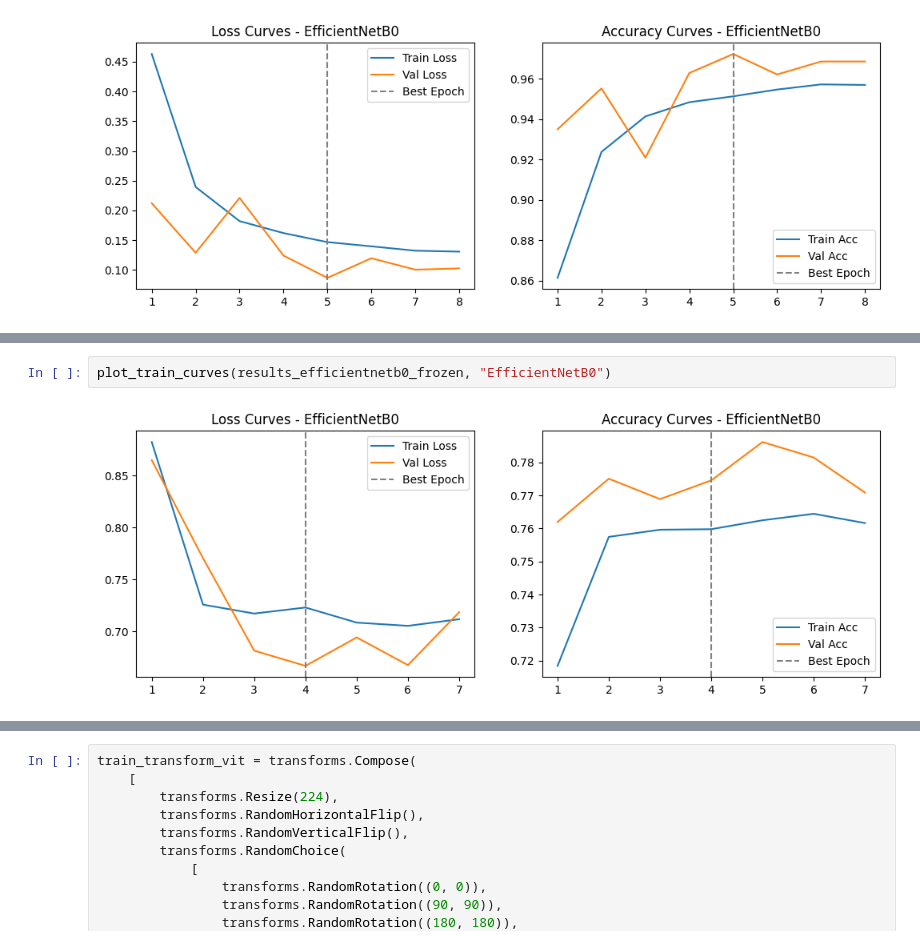
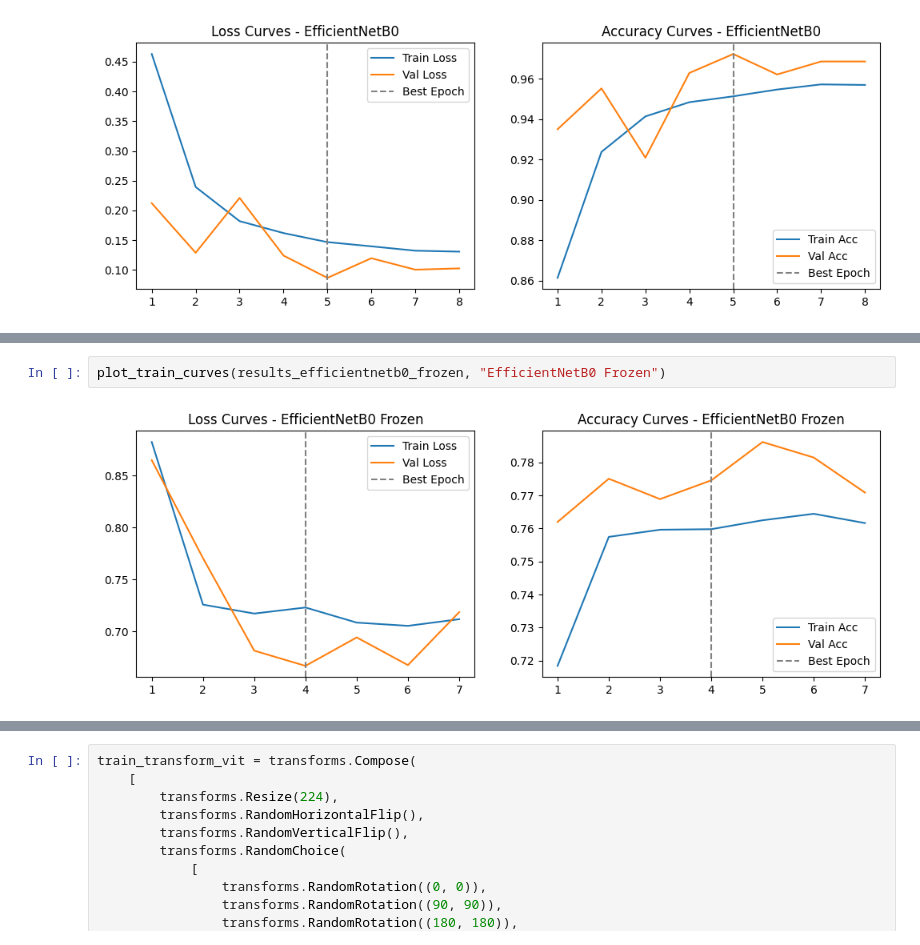
Before and after one commit to dboutzounis/Satellite-Data-Comparative-Study, a Jupyter notebook: satellite_image_classification.ipynb, the cells around one changed output, grey strips where cells are left out. Drawn from its saved outputs; the diff is of its cells as text.

```diff
--- a/satellite_image_classification.ipynb
+++ b/satellite_image_classification.ipynb
@@ -745,4 +749,4 @@ Training Time: 1.73 minutes
 # %%
-plot_train_curves(results_efficientnetb0_frozen, "EfficientNetB0")
+plot_train_curves(results_efficientnetb0_frozen, "EfficientNetB0 Frozen")
 # %% [output]
-[figure, old version]
+[figure, new version]
```
Also changed, not shown: parts of 29 cells of this notebook.
